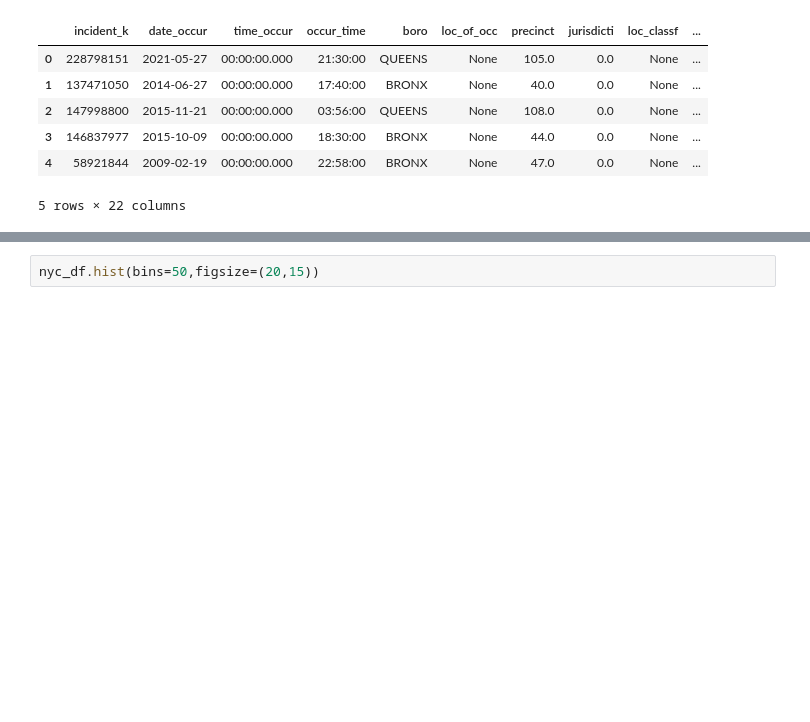
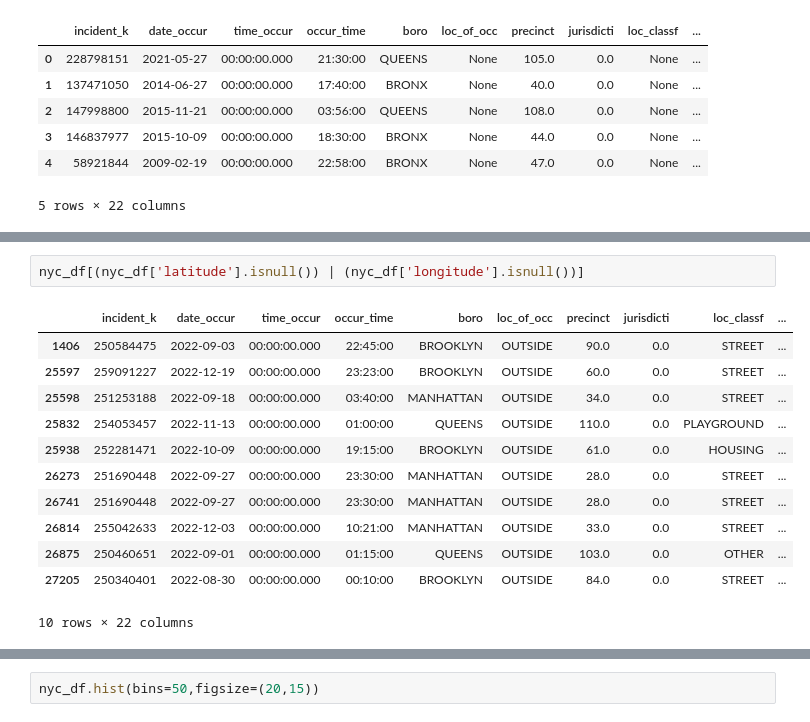
Before and after one commit to jkwiatk1/spatial-data-mining, a Jupyter notebook: 1-shooting_data_analysis.ipynb, the cells around one changed output, grey strips where cells are left out. Drawn from its saved outputs; the diff is of its cells as text; blank space fills up the shorter version.

```diff
--- a/1-shooting_data_analysis.ipynb
+++ b/1-shooting_data_analysis.ipynb
@@ -90,0 +68,15 @@ Name: count, dtype: int64
+# %%
+nyc_df[(nyc_df['latitude'].isnull()) | (nyc_df['longitude'].isnull())]
+# %% [output]
+|  | incident_k | date_occur | time_occur | occur_time | boro | loc_of_occ | precinct | jurisdicti | loc_classf | ... |
+| 1406 | 250584475 | 2022-09-03 | 00:00:00.000 | 22:45:00 | BROOKLYN | OUTSIDE | 90.0 | 0.0 | STREET | ... |
+| 25597 | 259091227 | 2022-12-19 | 00:00:00.000 | 23:23:00 | BROOKLYN | OUTSIDE | 60.0 | 0.0 | STREET | ... |
+| 25598 | 251253188 | 2022-09-18 | 00:00:00.000 | 03:40:00 | MANHATTAN | OUTSIDE | 34.0 | 0.0 | STREET | ... |
+| 25832 | 254053457 | 2022-11-13 | 00:00:00.000 | 01:00:00 | QUEENS | OUTSIDE | 110.0 | 0.0 | PLAYGROUND | ... |
+| 25938 | 252281471 | 2022-10-09 | 00:00:00.000 | 19:15:00 | BROOKLYN | OUTSIDE | 61.0 | 0.0 | HOUSING | ... |
+| 26273 | 251690448 | 2022-09-27 | 00:00:00.000 | 23:30:00 | MANHATTAN | OUTSIDE | 28.0 | 0.0 | STREET | ... |
+| 26741 | 251690448 | 2022-09-27 | 00:00:00.000 | 23:30:00 | MANHATTAN | OUTSIDE | 28.0 | 0.0 | STREET | ... |
+| 26814 | 255042633 | 2022-12-03 | 00:00:00.000 | 10:21:00 | MANHATTAN | OUTSIDE | 33.0 | 0.0 | STREET | ... |
+| 26875 | 250460651 | 2022-09-01 | 00:00:00.000 | 01:15:00 | QUEENS | OUTSIDE | 103.0 | 0.0 | OTHER | ... |
+| 27205 | 250340401 | 2022-08-30 | 00:00:00.000 | 00:10:00 | BROOKLYN | OUTSIDE | 84.0 | 0.0 | STREET | ... |
+10 rows × 22 columns
```
Also changed, not shown: parts of 24 cells of this notebook, 1 other file.
